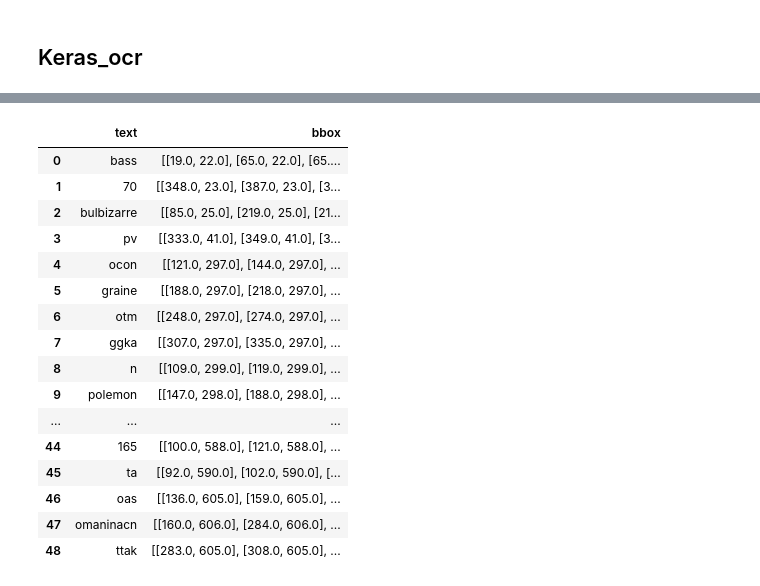
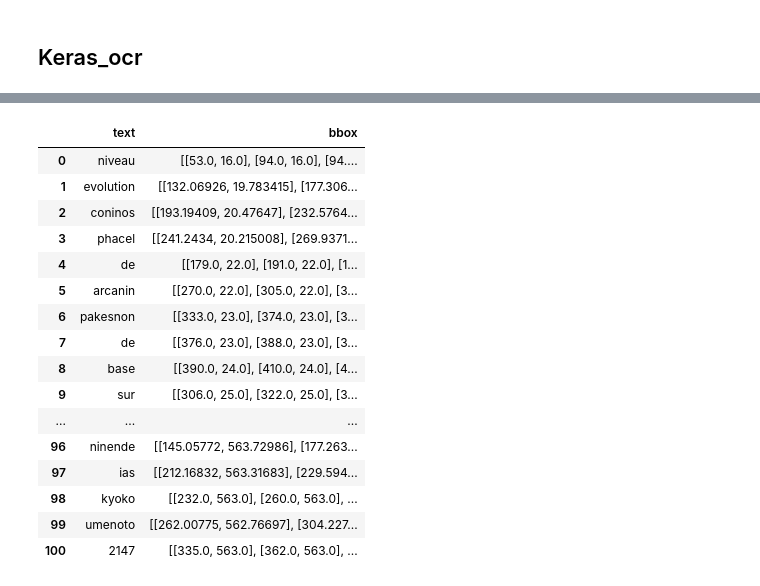
Before and after one commit to Hytia49/TCG-Recognition, a Jupyter notebook: test.ipynb, the cells around one changed output, grey strips where cells are left out. Cells and saved outputs as stored; diff of their text form; code cells hidden in the pictures.

```diff
--- a/test.ipynb
+++ b/test.ipynb
@@ -16,8 +19,8 @@ from PIL import Image
     - easyocr
 3. Compare results
 # %%
-img = glob('../TCG-RECOGNITION/data/*')
-img
+imgs = glob('../TCG-RECOGNITION/data/*')
+imgs
 # %% [output]
 ['../TCG-RECOGNITION/data\\1.jpg',
  '../TCG-RECOGNITION/data\\175.jpg',
@@ -89,5 +96,6 @@ Downloading C:\Users\clara\.keras-ocr\crnn_kurapan.h5
 # %%
-results = pipeline.recognize([img[0]])
+results = pipeline.recognize([img[3]])
+pd.set_option('display.max_rows', None)
 pd.DataFrame(results[0], columns=['text', 'bbox'])
 # %% [output]
 1/1 [==============================] - 2s 2s/step
@@ -95,18 +103,18 @@ pd.DataFrame(results[0], columns=['text', 'bbox'])
 |  | text | bbox |
-| 0 | bass | [[19.0, 22.0], [65.0, 22.0], [65.... |
-| 1 | 70 | [[348.0, 23.0], [387.0, 23.0], [3... |
-| 2 | bulbizarre | [[85.0, 25.0], [219.0, 25.0], [21... |
-| 3 | pv | [[333.0, 41.0], [349.0, 41.0], [3... |
-| 4 | ocon | [[121.0, 297.0], [144.0, 297.0], ... |
-| 5 | graine | [[188.0, 297.0], [218.0, 297.0], ... |
-| 6 | otm | [[248.0, 297.0], [274.0, 297.0], ... |
-| 7 | ggka | [[307.0, 297.0], [335.0, 297.0], ... |
-| 8 | n | [[109.0, 299.0], [119.0, 299.0], ... |
-| 9 | polemon | [[147.0, 298.0], [188.0, 298.0], ... |
+| 0 | niveau | [[53.0, 16.0], [94.0, 16.0], [94.... |
+| 1 | evolution | [[132.06926, 19.783415], [177.306... |
+| 2 | coninos | [[193.19409, 20.47647], [232.5764... |
+| 3 | phacel | [[241.2434, 20.215008], [269.9371... |
+| 4 | de | [[179.0, 22.0], [191.0, 22.0], [1... |
+| 5 | arcanin | [[270.0, 22.0], [305.0, 22.0], [3... |
+| 6 | pakesnon | [[333.0, 23.0], [374.0, 23.0], [3... |
+| 7 | de | [[376.0, 23.0], [388.0, 23.0], [3... |
+| 8 | base | [[390.0, 24.0], [410.0, 24.0], [4... |
+| 9 | sur | [[306.0, 25.0], [322.0, 25.0], [3... |
 | ... | ... | ... |
-| 44 | 165 | [[100.0, 588.0], [121.0, 588.0], ... |
-| 45 | ta | [[92.0, 590.0], [102.0, 590.0], [... |
-| 46 | oas | [[136.0, 605.0], [159.0, 605.0], ... |
-| 47 | omaninacn | [[160.0, 606.0], [284.0, 606.0], ... |
-| 48 | ttak | [[283.0, 605.0], [308.0, 605.0], ... |
+| 96 | ninende | [[145.05772, 563.72986], [177.263... |
+| 97 | ias | [[212.16832, 563.31683], [229.594... |
+| 98 | kyoko | [[232.0, 563.0], [260.0, 563.0], ... |
+| 99 | umenoto | [[262.00775, 562.76697], [304.227... |
+| 100 | 2147 | [[335.0, 563.0], [362.0, 563.0], ... |
 # %%
```
Also changed, not shown: parts of 12 cells of this notebook.
